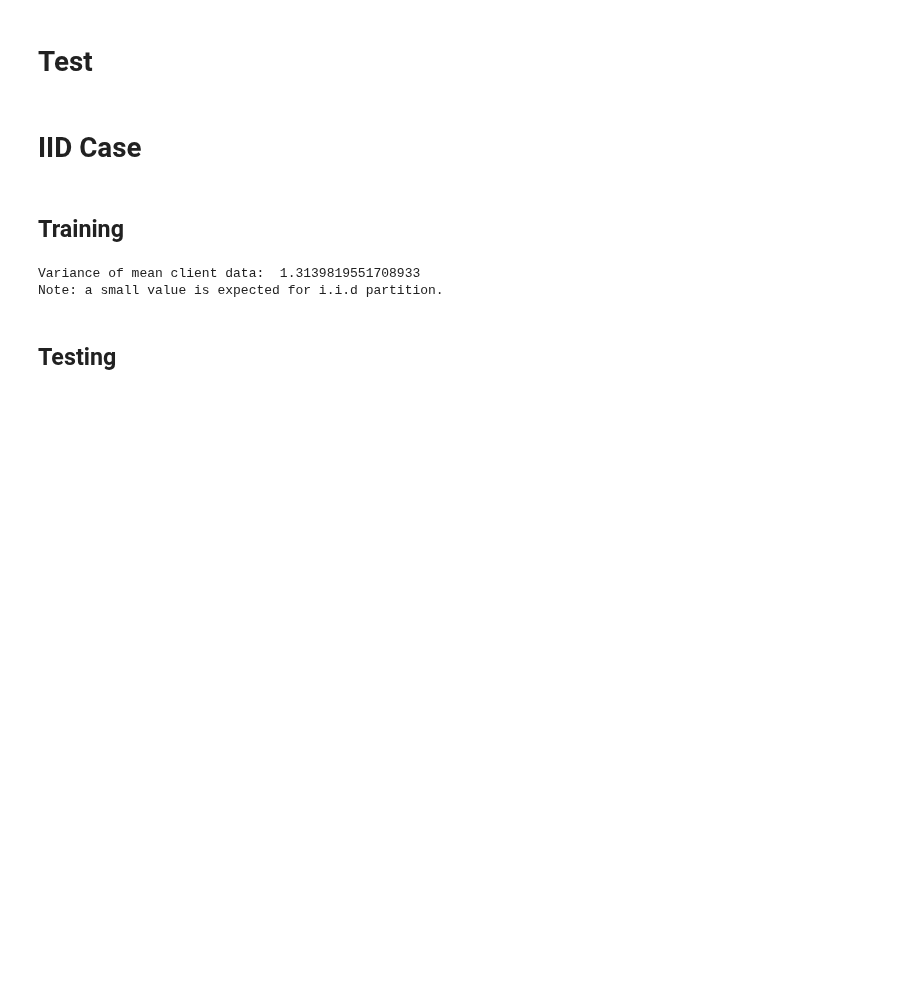
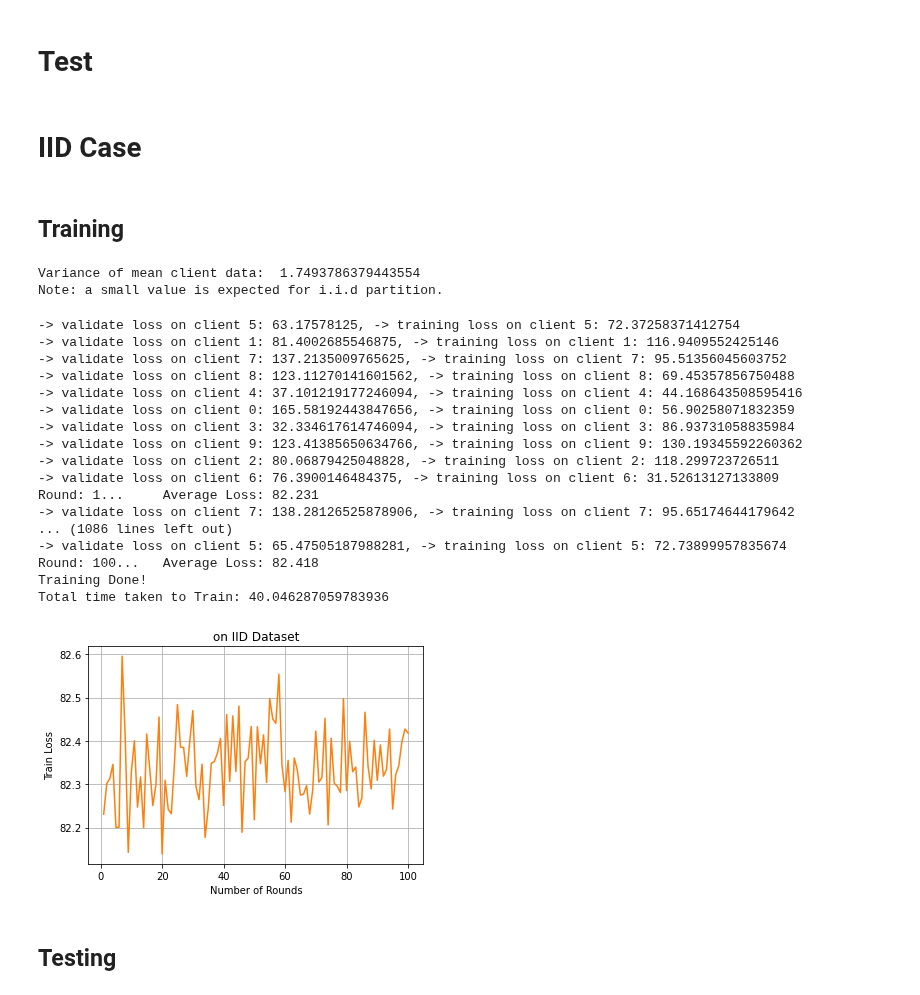
Before and after one commit to SizhuangHe/FL-REU, a Jupyter notebook: FL.ipynb, the cells around one changed output. Saved outputs shown, nothing was run; the diff lists cells and outputs as text; code cells hidden in the pictures; blank space fills up the shorter version.

Commit message:
Added local validate, but not changing weights yet

```diff
--- a/FL.ipynb
+++ b/FL.ipynb
@@ -156,7 +159,7 @@ classes_test = [i for i in range(num_classes)]
 # %% [markdown]
 # Partition the Data
 # %%
-def iid_partition(dataset, clients):
+def iid_partition(dataset, clients, report_iid_metric=False):
   """
   I.I.D paritioning of data over clients
   Shuffle the data
@@ -178,5 +181,8 @@ def iid_partition(dataset, clients):
     client_dict[i] = set(np.random.choice(image_idxs, num_items_per_client, replace=False))
     image_idxs = list(set(image_idxs) - client_dict[i])
 
+  if report_iid_metric == True:
+    report_client_mean_variance(client_dict)
+
   return client_dict
 # %%
@@ -341,7 +356,7 @@ class ClientUpdate(object):
 # %% [markdown]
 # Server Training
 # %%
-def training(model, rounds, batch_size, num_classes,lr, ds, data_dict, C, K, E, plt_title, plt_color, report_accuracy):
+def training(model, rounds, batch_size, num_classes,lr, ds, data_dict, C, K, E, plt_title, plt_color, do_validation=False):
   """
   Function implements the Federated Averaging Algorithm from the FedAvg paper.
   Specifically, this function is used for the server side training and weight update
@@ -372,18 +387,22 @@ def training(model, rounds, batch_size, num_classes,lr, ds, data_dict, C, K, E,
   start = time.time()
 
   for curr_round in range(1, rounds+1):
-    w, local_loss = [], []
+    w, local_loss, val_loss = [], [], []
 
     m = max(int(C*K), 1)
 
     S_t = np.random.choice(range(K), m, replace=False) # S_t is the array of clients to train on
 
     for k in S_t:
-      local_update = ClientUpdate(dataset=ds, batchSize=batch_size, learning_rate=lr, epochs=E, idxs=data_dict[k]["train"])
-      weights, loss = local_update.train(model=copy.deepcopy(model))
+      local_update = ClientUpdate(dataset=ds, batchSize=batch_size, learning_rate=lr, epochs=E, client_set=data_dict[k])
+      weights, loss, local_val_loss = local_update.train(model=copy.deepcopy(model))
+
+      print(f"-> validate loss on client {k}: {local_val_loss}, -> training loss on client {k}: {loss}")
+
 
       w.append(copy.deepcopy(weights))
       local_loss.append(copy.deepcopy(loss))
+      # val_loss.append()
 
     # updating the global weights
     weights_avg = copy.deepcopy(w[0])
@@ -402,14 +421,6 @@ def training(model, rounds, batch_size, num_classes,lr, ds, data_dict, C, K, E,
     loss_avg = sum(local_loss) / len(local_loss)
     print('Round: {}... \tAverage Loss: {}'.format(curr_round, round(loss_avg, 3)))
     train_loss.append(loss_avg)
-
-    # validation
-    model.eval()
-    criterion = nn.MSELoss()
-    print("-> Validation\n")
-    for k in S_t:
-      print(f"Validation on Client {k}")
-      curr_round_val_loss = validate(model, dataset_train, data_dict[k]["validation"], criterion, num_classes, classes_test, report_accuracy)
 
 
 
@@ -520,19 +562,37 @@ batch_size = 10
 # learning Rate
 lr=0.01
 # data partition dictionary
-client_dict = iid_partition(dataset_train, K)
-seeClientMean(client_dict)
+client_dict = iid_partition(dataset_train, K, report_iid_metric=True)
 iid_dict = client_dict_train_val_split(client_dict_in=client_dict, validation_ratio=0.2)
 # load model
 model_iid = IRIS_NN(input_size, num_hidden_neuron, output_size)
-
-if torch.cuda.is_available():
-  model_iid.cuda()
-
-#model_iid_trained = training(model_iid, rounds, batch_size, num_classes, lr, dataset_train, iid_dict, C, K, E, "on IID Dataset", "orange", False)
 # %% [output]
-Variance of mean client data:  1.3139819551708933
+Variance of mean client data:  1.7493786379443554
 Note: a small value is expected for i.i.d partition.
+# %%
+if torch.cuda.is_available():
+  model_iid.cuda()
+
+model_iid_trained = training(model_iid, rounds, batch_size, num_classes, lr, dataset_train, iid_dict, C, K, E, "on IID Dataset", "orange", True)
+# %% [output]
+-> validate loss on client 5: 63.17578125, -> training loss on client 5: 72.37258371412754
+-> validate loss on client 1: 81.4002685546875, -> training loss on client 1: 116.9409552425146
+-> validate loss on client 7: 137.2135009765625, -> training loss on client 7: 95.51356045603752
+-> validate loss on client 8: 123.11270141601562, -> training loss on client 8: 69.45357856750488
+-> validate loss on client 4: 37.101219177246094, -> training loss on client 4: 44.168643508595416
+-> validate loss on client 0: 165.58192443847656, -> training loss on client 0: 56.90258071832359
+-> validate loss on client 3: 32.334617614746094, -> training loss on client 3: 86.93731058835984
+-> validate loss on client 9: 123.41385650634766, -> training loss on client 9: 130.19345592260362
+-> validate loss on client 2: 80.06879425048828, -> training loss on client 2: 118.299723726511
+-> validate loss on client 6: 76.3900146484375, -> training loss on client 6: 31.52613127133809
+Round: 1...     Average Loss: 82.231
+-> validate loss on client 7: 138.28126525878906, -> training loss on client 7: 95.65174644179642
+... (1086 lines left out)
+-> validate loss on client 5: 65.47505187988281, -> training loss on client 5: 72.73899957835674
+Round: 100...   Average Loss: 82.418
+Training Done!
+Total time taken to Train: 40.046287059783936
+[figure, added]
 # %% [markdown]
 ## Testing
 # %%
```
Also changed, not shown: parts of 12 cells of this notebook.
